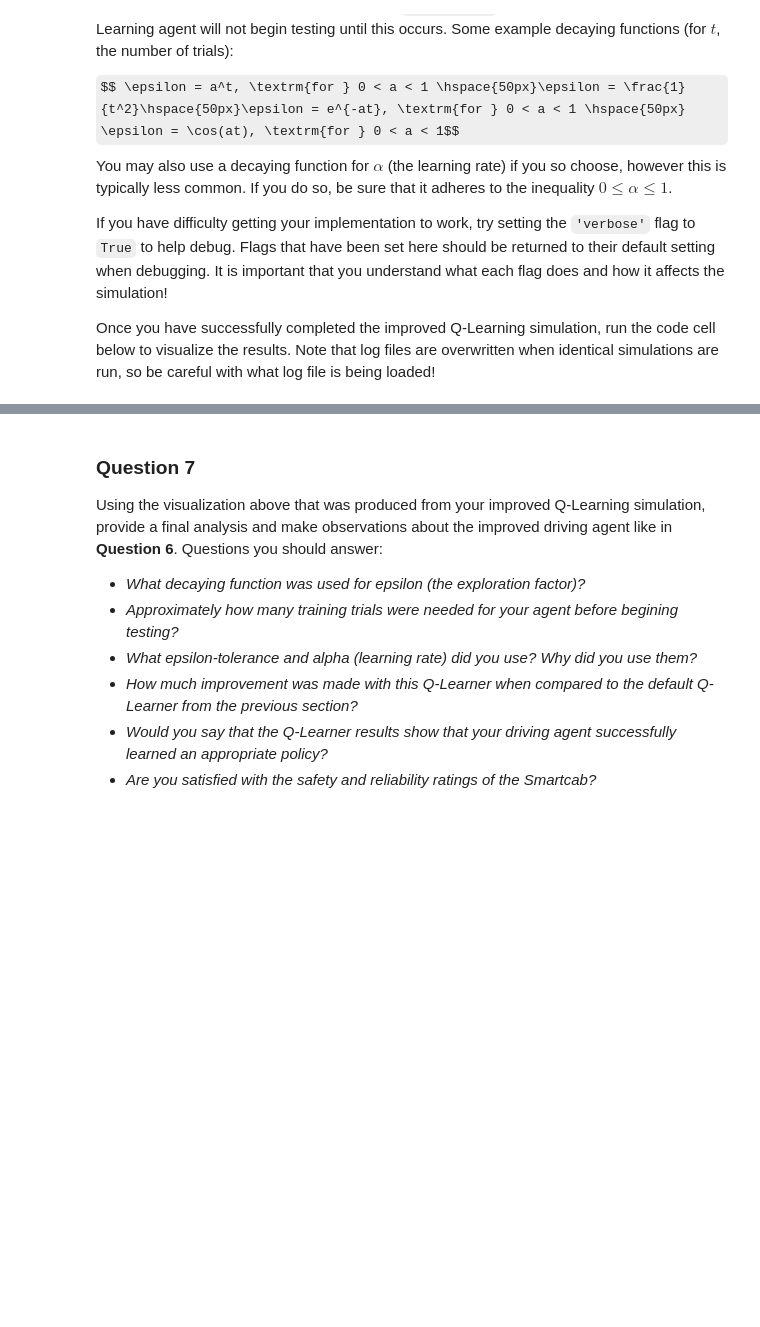
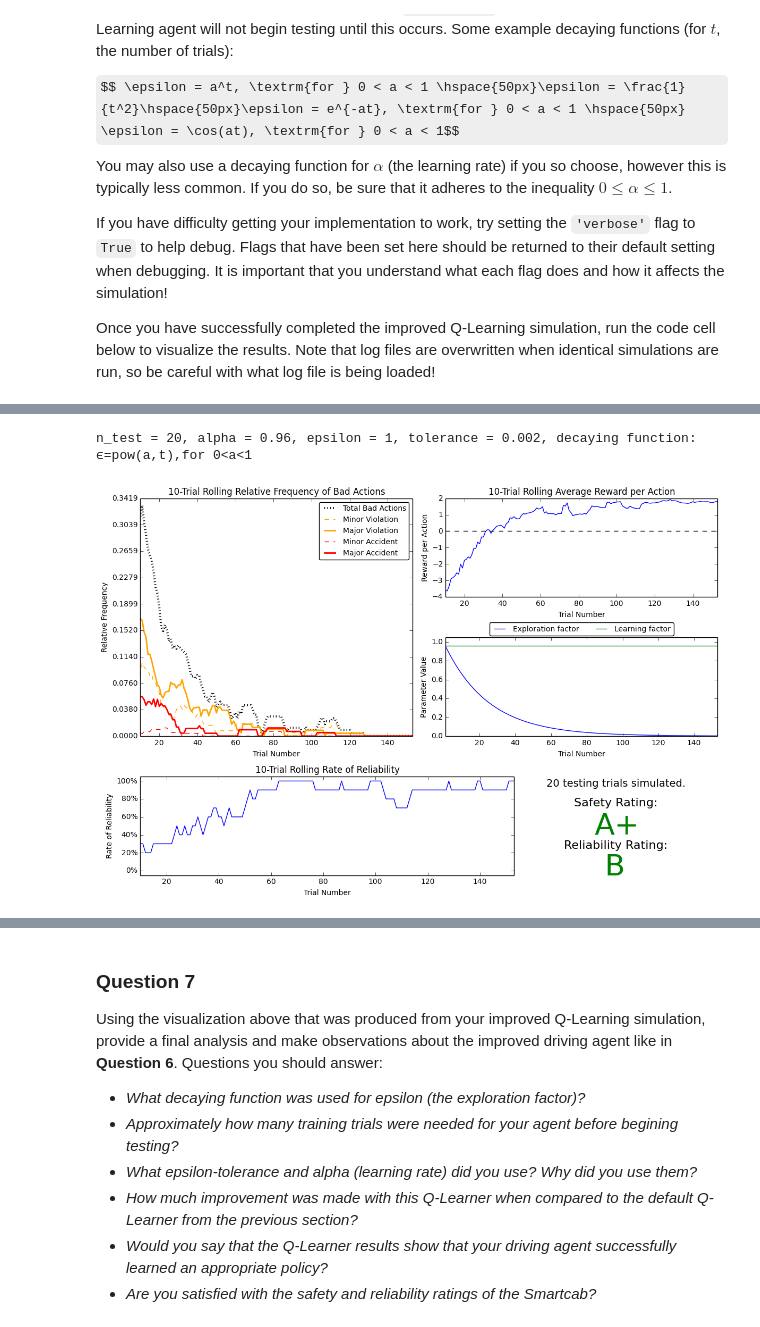
Before and after one commit to arecavn/machine-learning, a Jupyter notebook: projects/smartcab/smartcab.ipynb, the cells around one changed output, grey strips where cells are left out. Saved outputs shown, nothing was run; the diff lists cells and outputs as text; code cells hidden in the pictures; some formulas as TeX source; blank space fills up the shorter version.

```diff
--- a/projects/smartcab/smartcab.ipynb
+++ b/projects/smartcab/smartcab.ipynb
@@ -220,2 +256,9 @@ Once you have successfully completed the improved Q-Learning simulation, run the
+# %%
+# Load the 'sim_improved-learning' file from the improved Q-Learning simulation
+print "n_test = 20, alpha = 0.96, epsilon = 1, tolerance = 0.002, decaying function: ϵ=pow(a,t),for 0<a<1"
+vs.plot_trials('sim_improved-learning-try3.csv')
+# %% [output]
+n_test = 20, alpha = 0.96, epsilon = 1, tolerance = 0.002, decaying function: ϵ=pow(a,t),for 0<a<1
+[figure, added]
 # %%
 # Load the 'sim_improved-learning' file from the improved Q-Learning simulation
```
Also changed, not shown: parts of 25 cells of this notebook, 4 other files.
